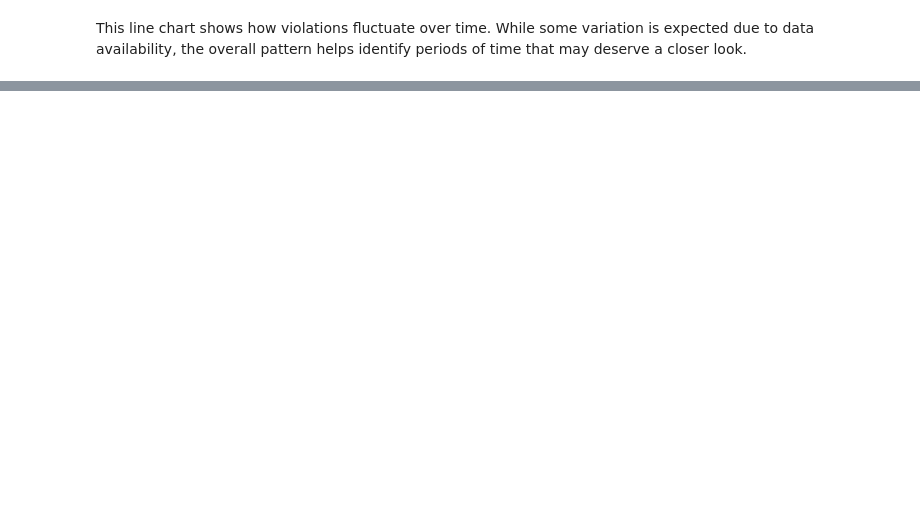
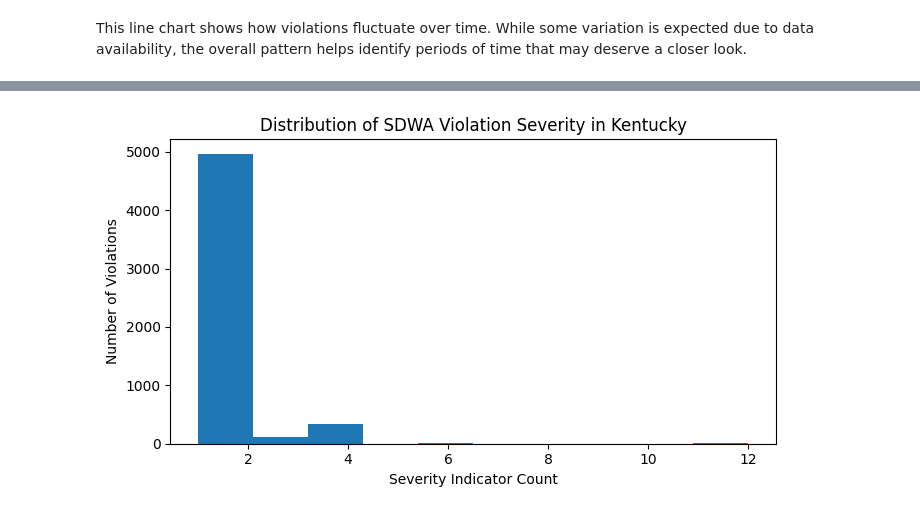
Before and after one commit to amydaniel24/kentucky_water_quality_analysis, a Jupyter notebook: notebooks/keystone_water_ky.ipynb, the cells around one changed output, grey strips where cells are left out. Cells and saved outputs as stored; diff of their text form; code cells hidden in the pictures; blank space fills up the shorter version.

Commit message:
Histogram showing the severity of violations

```diff
--- a/notebooks/keystone_water_ky.ipynb
+++ b/notebooks/keystone_water_ky.ipynb
@@ -349,6 +349,11 @@ violations.sort_values("noncompl_begin").head()
 5 rows × 38 columns
 # %% [markdown]
 Sorting violations by the initial noncompliance can tell us how long some violations have been ongoing.
+# %%
+from pathlib import Path
+
+plots_dir = Path("plots")
+plots_dir.mkdir(exist_ok=True)
 # %% [markdown]
 ## EDA Question 1: What types of SDWA violations are most common in Kentucky?
 
@@ -473,0 +492,14 @@ This line chart shows how violations fluctuate over time. While some variation i
+# %%
+import matplotlib.pyplot as plt
+
+plt.figure(figsize=(7, 4))
+violations["SEVERITY_IND_CNT"].dropna().plot(kind="hist", bins=10)
+plt.title("Distribution of SDWA Violation Severity in Kentucky")
+plt.xlabel("Severity Indicator Count")
+plt.ylabel("Number of Violations")
+plt.tight_layout()
+
+plt.savefig(plots_dir / "severity_distribution.png")
+plt.show()
+# %% [output]
+[figure, added]
```
Also changed, not shown: parts of 6 cells of this notebook, 1 other file.
